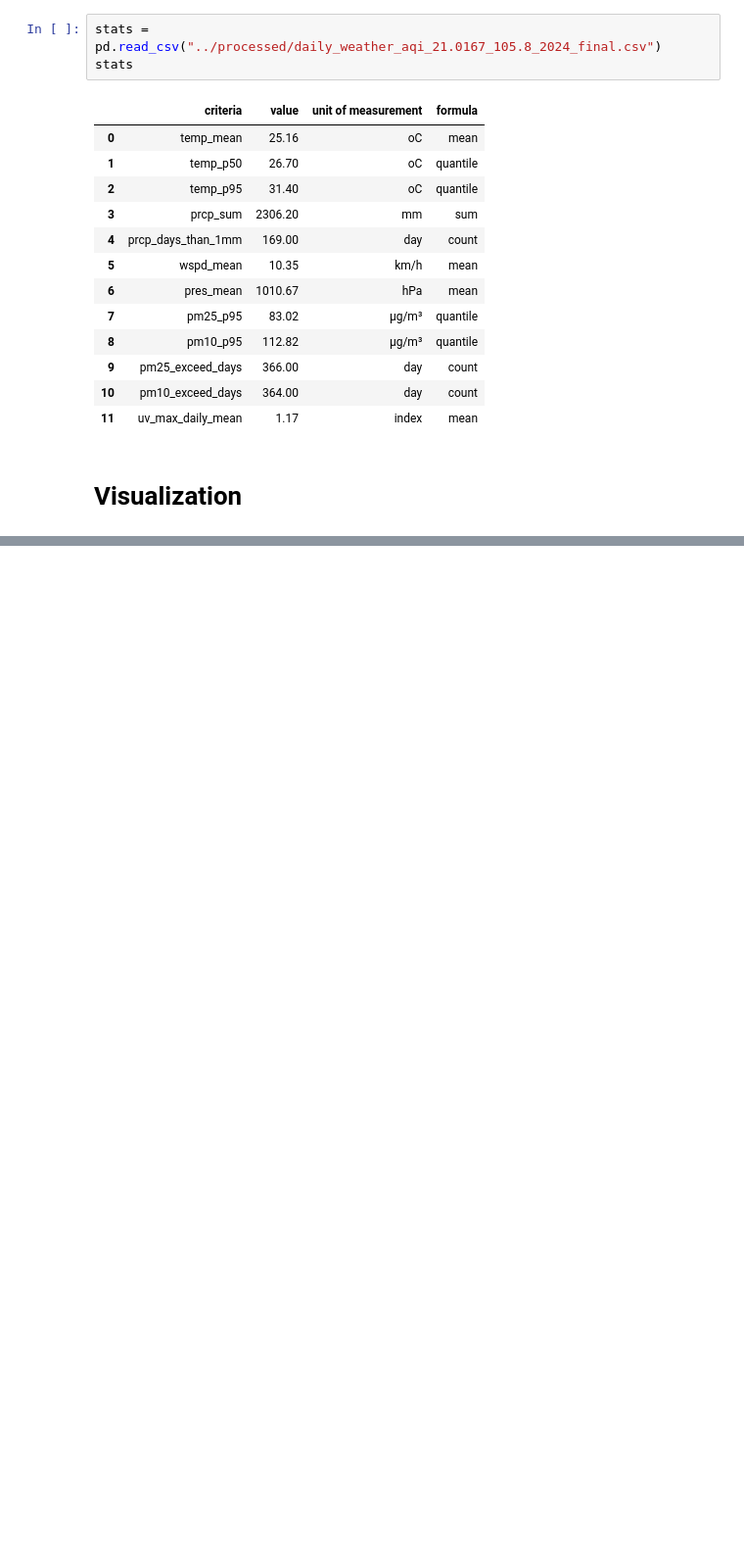
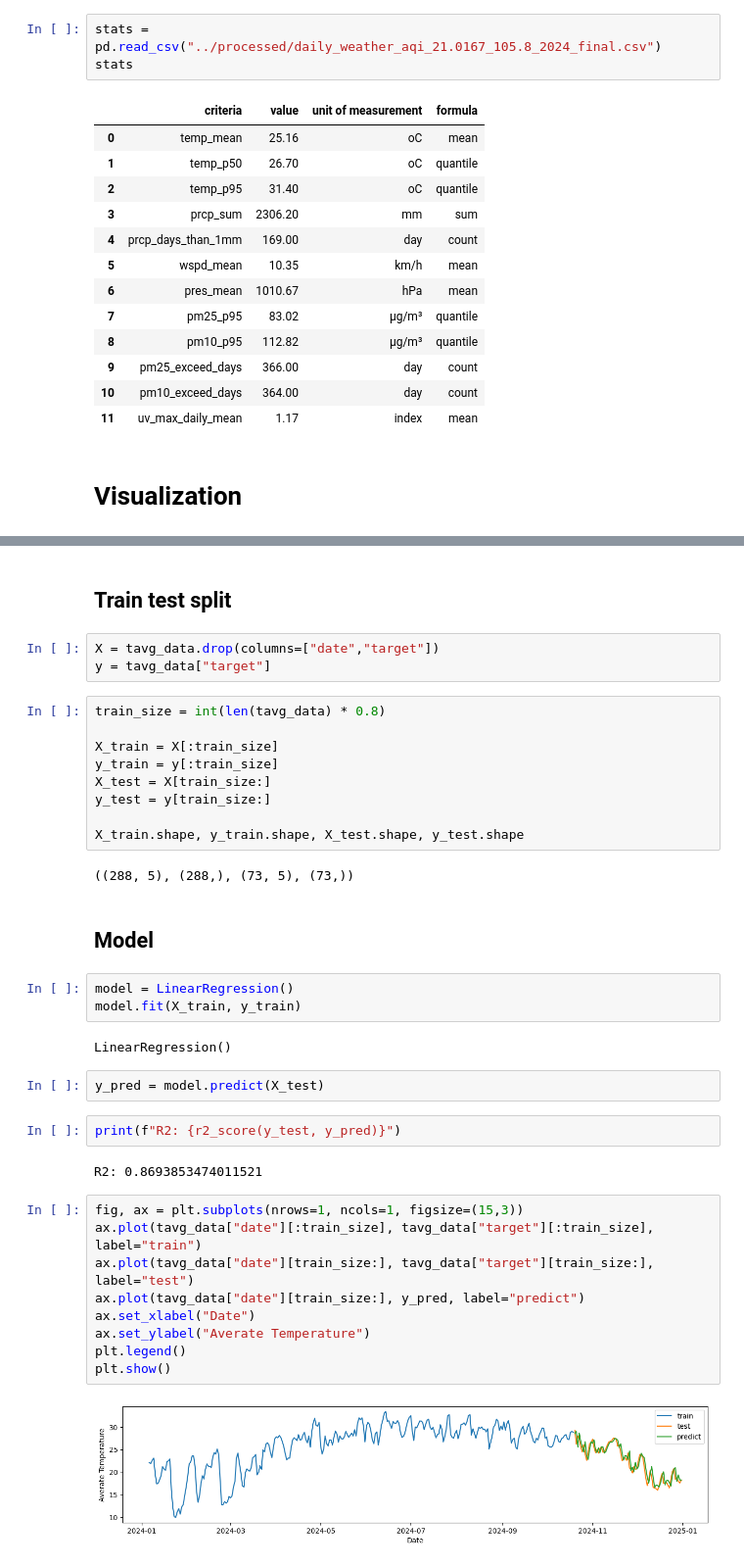
Before and after one commit to tannedjames/2526-LTXLDL-Project-AIT2006-4-3.2, a Jupyter notebook: final/src/main.ipynb, the cells around one changed output, grey strips where cells are left out. Shown at 98% size. Cells and saved outputs as stored; diff of their text form; blank space fills up the shorter version.

```diff
--- a/final/src/main.ipynb
+++ b/final/src/main.ipynb
@@ -431,0 +526,40 @@ stats
+# %% [markdown]
+## Train test split
+# %%
+X = tavg_data.drop(columns=["date","target"])
+y = tavg_data["target"]
+# %%
+train_size = int(len(tavg_data) * 0.8)
+
+X_train = X[:train_size]
+y_train = y[:train_size]
+X_test = X[train_size:]
+y_test = y[train_size:]
+
+X_train.shape, y_train.shape, X_test.shape, y_test.shape
+# %% [output]
+((288, 5), (288,), (73, 5), (73,))
+# %% [markdown]
+## Model
+# %%
+model = LinearRegression()
+model.fit(X_train, y_train)
+# %% [output]
+LinearRegression()
+# %%
+y_pred = model.predict(X_test)
+# %%
+print(f"R2: {r2_score(y_test, y_pred)}")
+# %% [output]
+R2: 0.8693853474011521
+# %%
+fig, ax = plt.subplots(nrows=1, ncols=1, figsize=(15,3))
+ax.plot(tavg_data["date"][:train_size], tavg_data["target"][:train_size], label="train")
+ax.plot(tavg_data["date"][train_size:], tavg_data["target"][train_size:], label="test")
+ax.plot(tavg_data["date"][train_size:], y_pred, label="predict")
+ax.set_xlabel("Date")
+ax.set_ylabel("Averate Temperature")
+plt.legend()
+plt.show()
+# %% [output]
+[figure, added]
```
Also changed, not shown: parts of 14 cells of this notebook, 2 other files.
